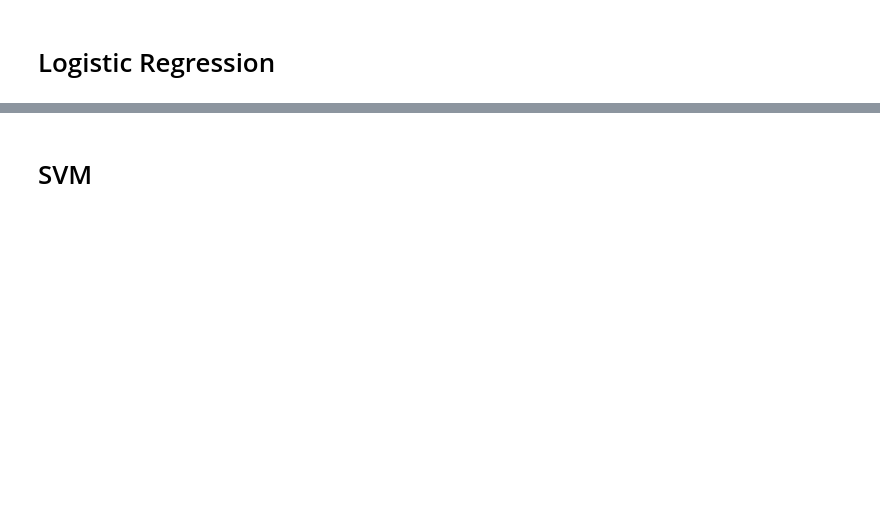
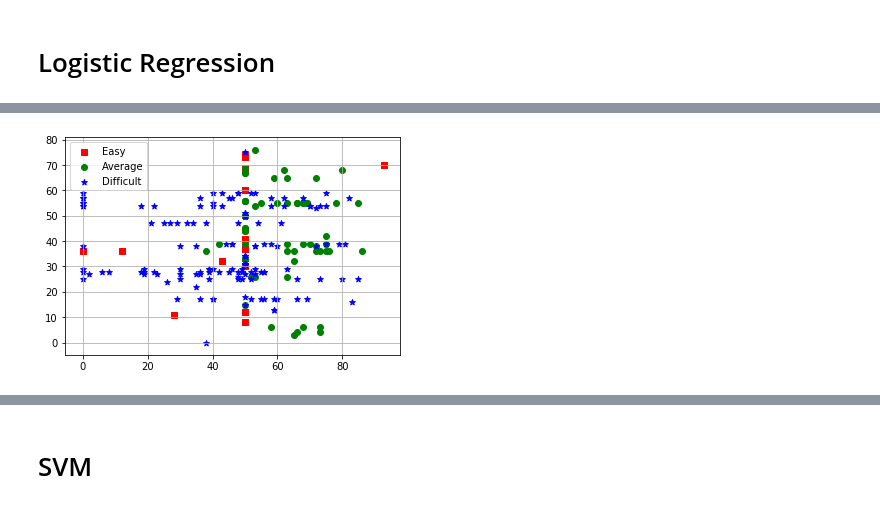
Before and after one commit to Sudha8374/courseprediction-classification-, a Jupyter notebook: final1pro.ipynb, the cells around one changed output, grey strips where cells are left out. Cells and saved outputs as stored; diff of their text form; code cells hidden in the pictures; blank space fills up the shorter version.

```diff
--- a/final1pro.ipynb
+++ b/final1pro.ipynb
@@ -274,0 +261,11 @@ accuracy_score(y_pred,y_test)
+# %%
+import matplotlib.pyplot as plt
+pp=np.array(x_test)
+plt.scatter(pp[y_pred==0,1],pp[y_pred==0,3],c='red',marker='s',label='Easy')
+plt.scatter(pp[y_pred==1,1],pp[y_pred==1,3],c='green',marker='o',label='Average')
+plt.scatter(pp[y_pred==2,1],pp[y_pred==2,3],c='blue',marker='*',label='Difficult')
+plt.legend()
+plt.grid()
+plt.show()
+# %% [output]
+[figure, added]
```
Also changed, not shown: parts of 52 cells of this notebook.
